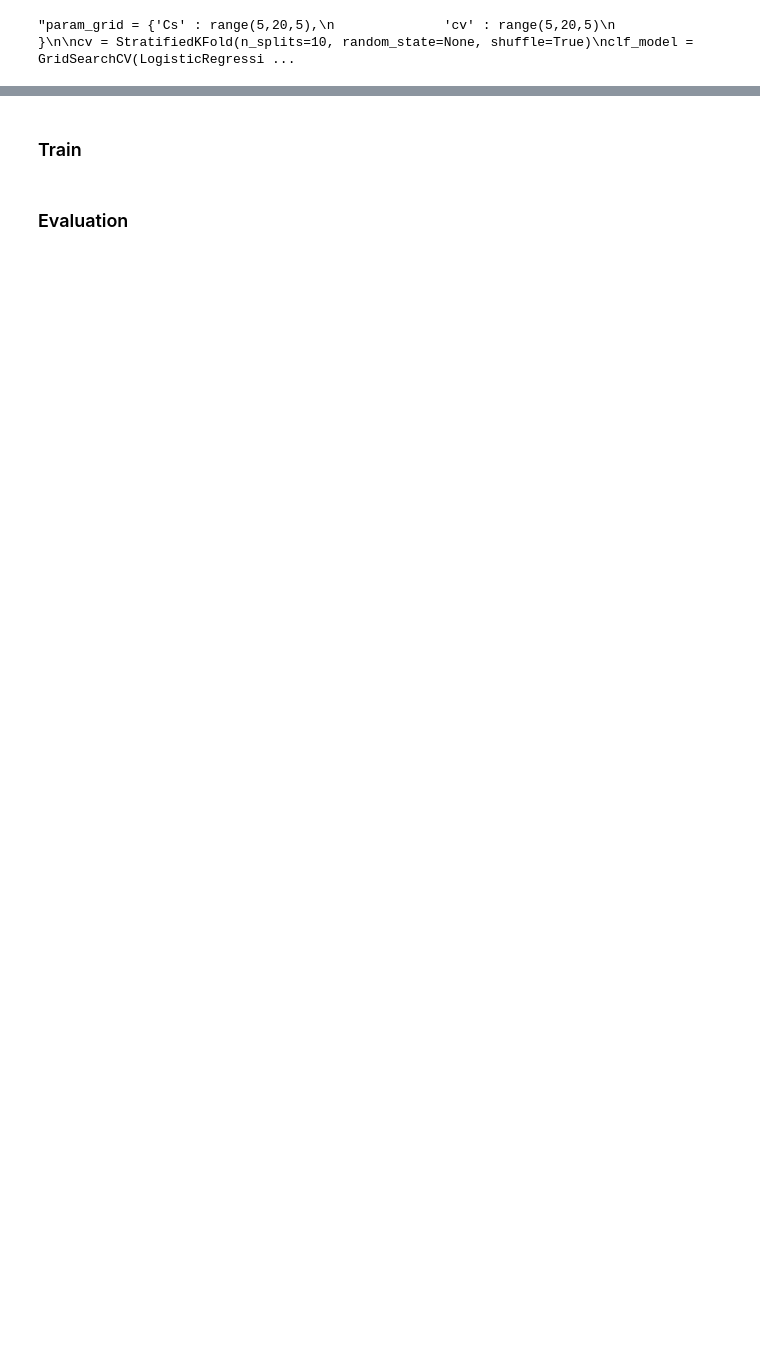
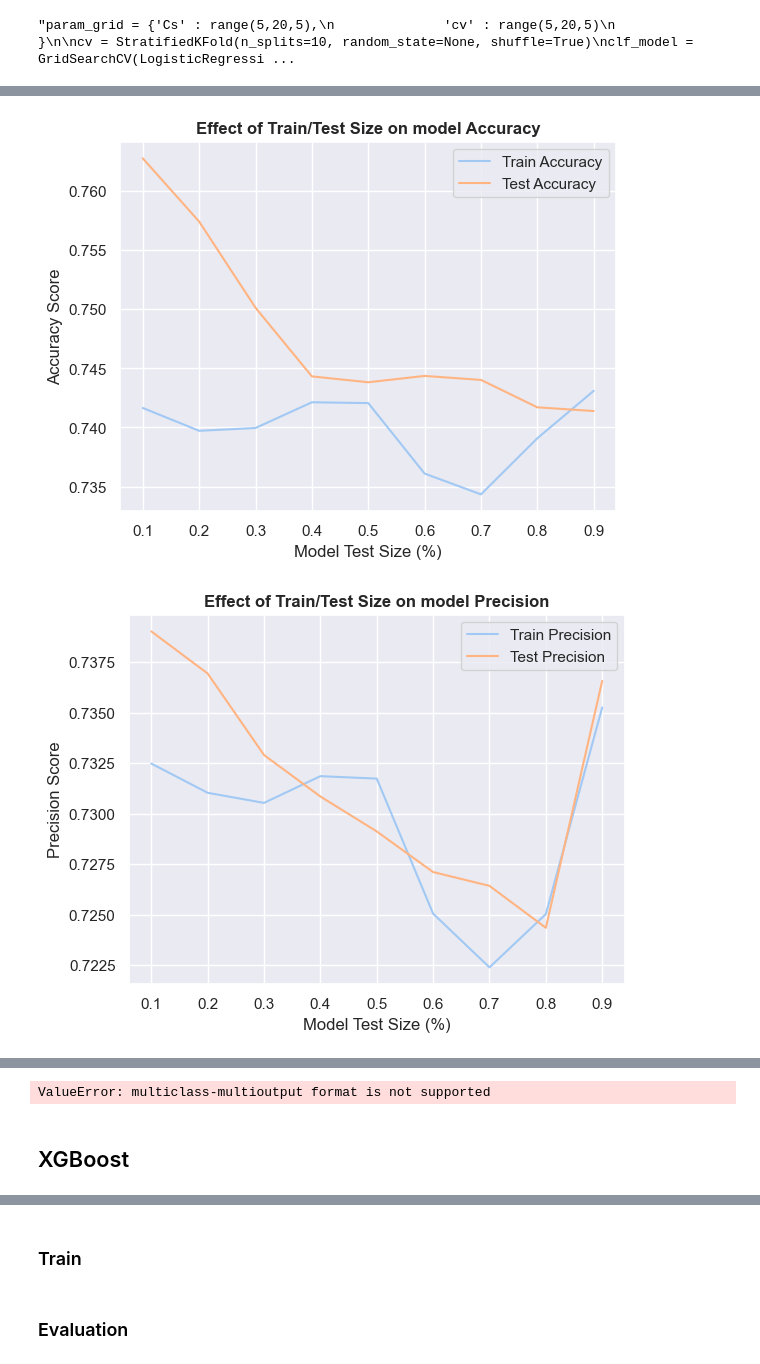
Before and after one commit to yrouuu/TFG_ADE, a Jupyter notebook: modelos/models.ipynb, the cells around one changed output, grey strips where cells are left out. Drawn from its saved outputs; the diff is of its cells as text; code cells hidden in the pictures; blank space fills up the shorter version.

```diff
--- a/modelos/models.ipynb
+++ b/modelos/models.ipynb
@@ -224,0 +310,5 @@ Mean F1 score: 0.7514194442821915
+# %%
+print_metric_plots(X_resampled,y_resampled)
+# %% [output]
+[figure, added]
+[figure, added]
@@ -224,0 +317,6 @@ Mean F1 score: 0.7514194442821915
+# %%
+roc(X_resampled, y_resampled)
+# %% [output]
+ValueError: multiclass-multioutput format is not supported
+# %% [markdown]
+## XGBoost ##
```
Also changed, not shown: parts of 31 cells of this notebook, 2 other files.
